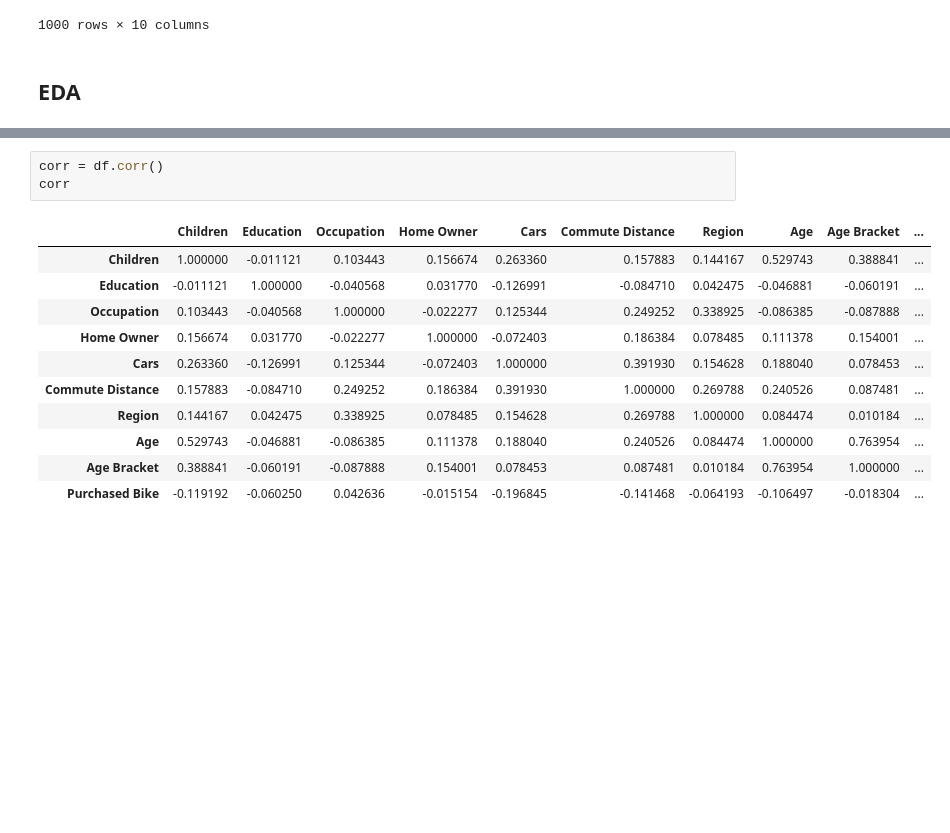
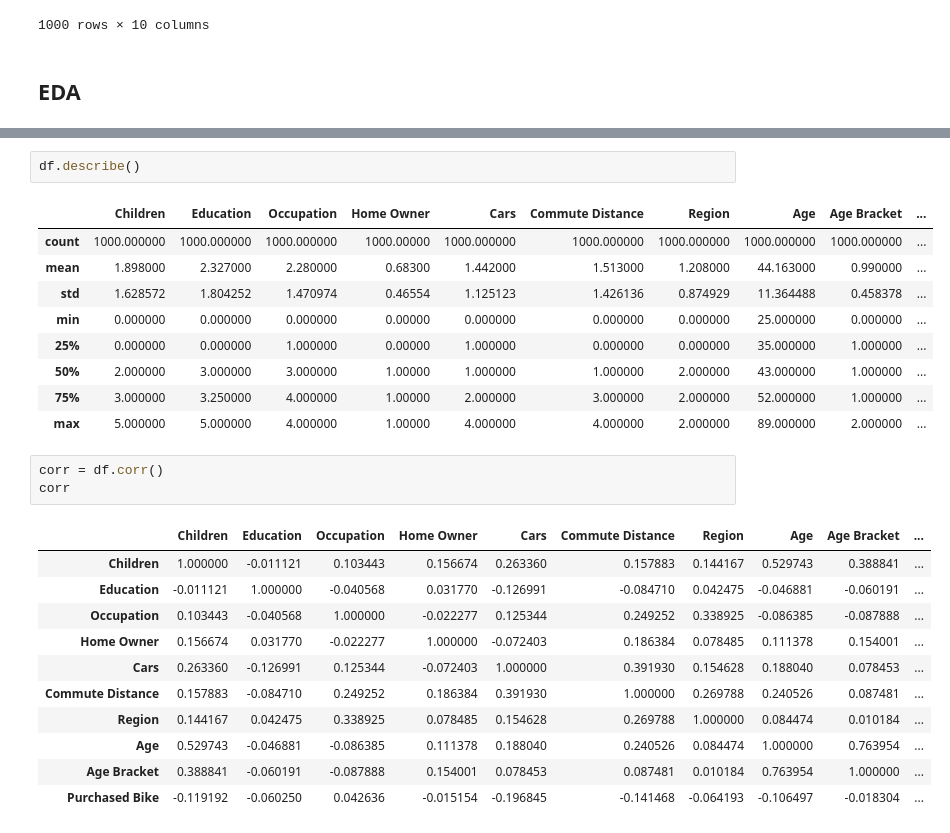
Before and after one commit to Fuhrerx/Bike-Buyers-Prediction, a Jupyter notebook: scikitlearn/bike_rand_forest.ipynb, the cells around one changed output, grey strips where cells are left out. Drawn from its saved outputs; the diff is of its cells as text; blank space fills up the shorter version.

```diff
--- a/scikitlearn/bike_rand_forest.ipynb
+++ b/scikitlearn/bike_rand_forest.ipynb
@@ -36,3 +56,15 @@ df
+# %%
+df.describe()
+# %% [output]
+|  | Children | Education | Occupation | Home Owner | Cars | Commute Distance | Region | Age | Age Bracket | ... |
+| count | 1000.000000 | 1000.000000 | 1000.000000 | 1000.00000 | 1000.000000 | 1000.000000 | 1000.000000 | 1000.000000 | 1000.000000 | ... |
+| mean | 1.898000 | 2.327000 | 2.280000 | 0.68300 | 1.442000 | 1.513000 | 1.208000 | 44.163000 | 0.990000 | ... |
+| std | 1.628572 | 1.804252 | 1.470974 | 0.46554 | 1.125123 | 1.426136 | 0.874929 | 11.364488 | 0.458378 | ... |
+| min | 0.000000 | 0.000000 | 0.000000 | 0.00000 | 0.000000 | 0.000000 | 0.000000 | 25.000000 | 0.000000 | ... |
+| 25% | 0.000000 | 0.000000 | 1.000000 | 0.00000 | 1.000000 | 0.000000 | 0.000000 | 35.000000 | 1.000000 | ... |
+| 50% | 2.000000 | 3.000000 | 3.000000 | 1.00000 | 1.000000 | 1.000000 | 2.000000 | 43.000000 | 1.000000 | ... |
+| 75% | 3.000000 | 3.250000 | 4.000000 | 1.00000 | 2.000000 | 3.000000 | 2.000000 | 52.000000 | 1.000000 | ... |
+| max | 5.000000 | 5.000000 | 4.000000 | 1.00000 | 4.000000 | 4.000000 | 2.000000 | 89.000000 | 2.000000 | ... |
 # %%
 corr = df.corr()
 corr
```
Also changed, not shown: parts of 1 cell of this notebook.
